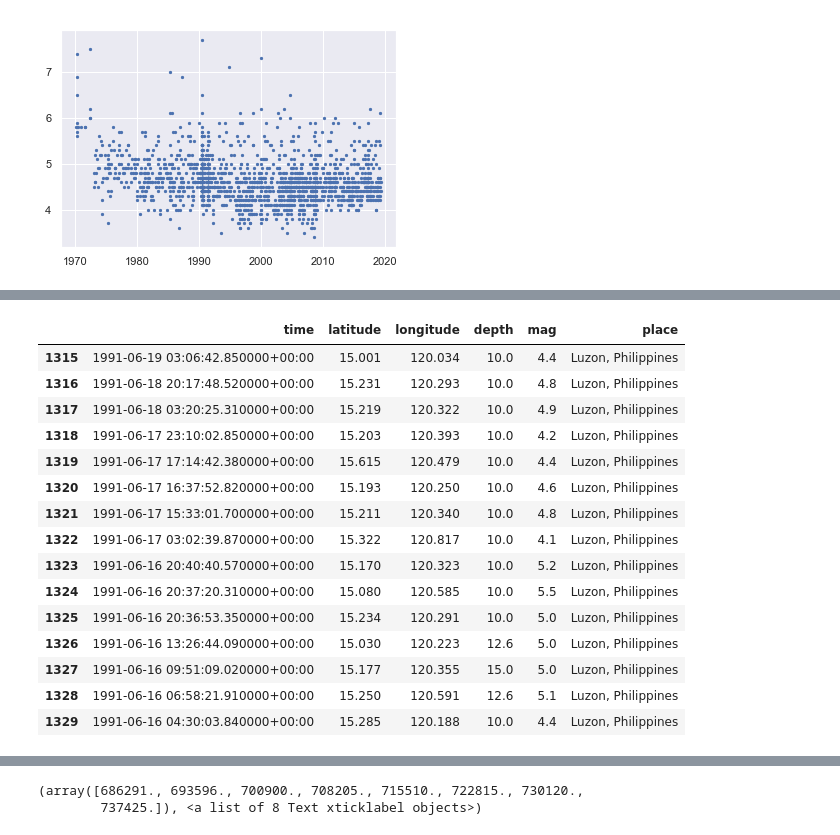
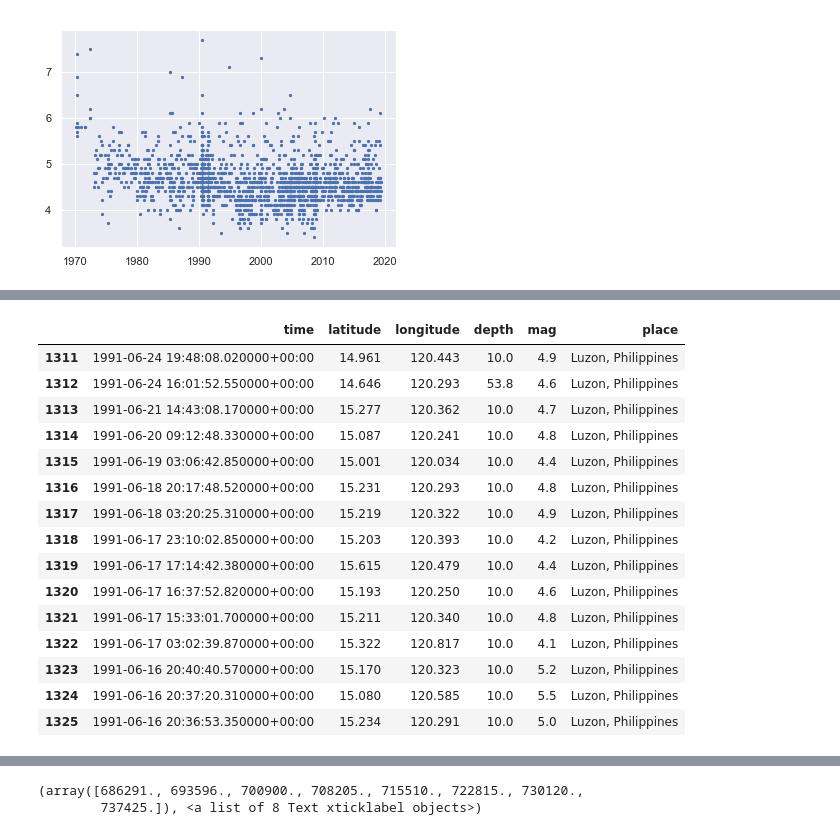
Before and after one commit to DylanHong/MtPinatubo, a Jupyter notebook: Earthquake.ipynb, the cells around one changed output, grey strips where cells are left out. Drawn from its saved outputs; the diff is of its cells as text; code cells hidden in the pictures.

```diff
--- a/Earthquake.ipynb
+++ b/Earthquake.ipynb
@@ -82,9 +82,9 @@ plt.scatter(df['time'],df['mag'],s = 5)
 # %%
 df.set_index('time')
 
-dt1 = dt.datetime(1990, 6, 1, 0, 0, 0, 0, pytz.UTC)
+dt1 = dt.datetime(1991, 1, 1, 0, 0, 0, 0, pytz.UTC)
 print(dt1)
-dt2 = dt.datetime(1991, 6, 20, 0, 0, 0, 0, pytz.UTC)
+dt2 = dt.datetime(1991, 6, 25, 0, 0, 0, 0, pytz.UTC)
 
 
 df1991 = df.loc[(df['time'] > dt1) & (df['time'] < dt2)]
@@ -96,4 +96,8 @@ df1991.head(15)
 |  | time | latitude | longitude | depth | mag | place |
+| 1311 | 1991-06-24 19:48:08.020000+00:00 | 14.961 | 120.443 | 10.0 | 4.9 | Luzon, Philippines |
+| 1312 | 1991-06-24 16:01:52.550000+00:00 | 14.646 | 120.293 | 53.8 | 4.6 | Luzon, Philippines |
+| 1313 | 1991-06-21 14:43:08.170000+00:00 | 15.277 | 120.362 | 10.0 | 4.7 | Luzon, Philippines |
+| 1314 | 1991-06-20 09:12:48.330000+00:00 | 15.087 | 120.241 | 10.0 | 4.8 | Luzon, Philippines |
 | 1315 | 1991-06-19 03:06:42.850000+00:00 | 15.001 | 120.034 | 10.0 | 4.4 | Luzon, Philippines |
 | 1316 | 1991-06-18 20:17:48.520000+00:00 | 15.231 | 120.293 | 10.0 | 4.8 | Luzon, Philippines |
 | 1317 | 1991-06-18 03:20:25.310000+00:00 | 15.219 | 120.322 | 10.0 | 4.9 | Luzon, Philippines |
@@ -105,9 +109,5 @@ df1991.head(15)
 | 1323 | 1991-06-16 20:40:40.570000+00:00 | 15.170 | 120.323 | 10.0 | 5.2 | Luzon, Philippines |
 | 1324 | 1991-06-16 20:37:20.310000+00:00 | 15.080 | 120.585 | 10.0 | 5.5 | Luzon, Philippines |
 | 1325 | 1991-06-16 20:36:53.350000+00:00 | 15.234 | 120.291 | 10.0 | 5.0 | Luzon, Philippines |
-| 1326 | 1991-06-16 13:26:44.090000+00:00 | 15.030 | 120.223 | 12.6 | 5.0 | Luzon, Philippines |
-| 1327 | 1991-06-16 09:51:09.020000+00:00 | 15.177 | 120.355 | 15.0 | 5.0 | Luzon, Philippines |
-| 1328 | 1991-06-16 06:58:21.910000+00:00 | 15.250 | 120.591 | 12.6 | 5.1 | Luzon, Philippines |
-| 1329 | 1991-06-16 04:30:03.840000+00:00 | 15.285 | 120.188 | 10.0 | 4.4 | Luzon, Philippines |
 # %%
 plt.scatter(df1991['time'],df1991['mag'])
```
Also changed, not shown: parts of 4 cells of this notebook.
